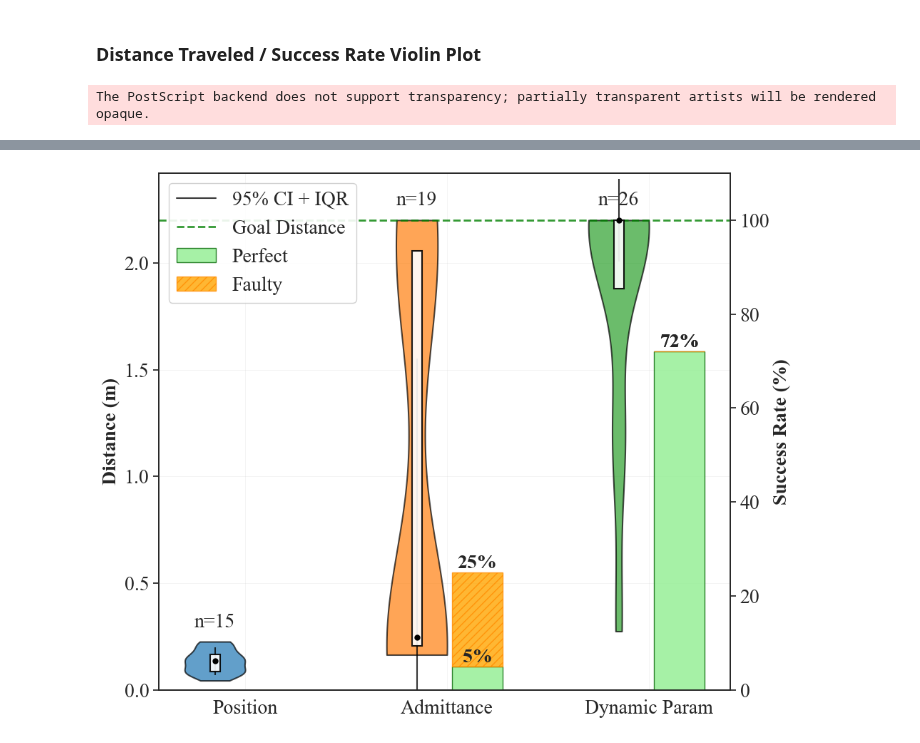
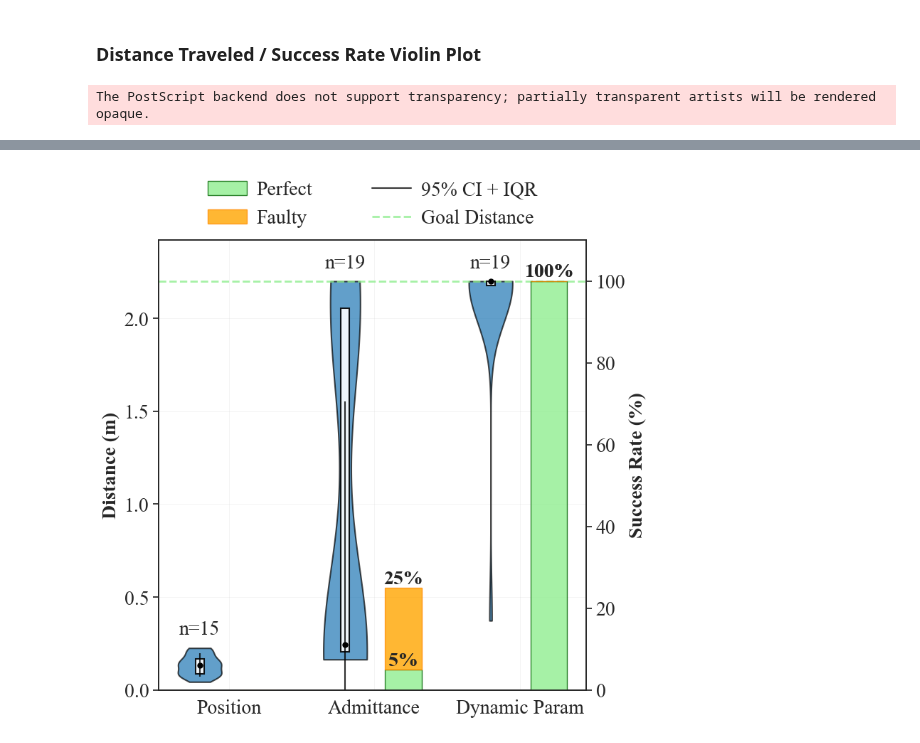
Before and after one commit to BCLab-UNM/MARIAM, a Jupyter notebook: analysis/vicon_experiments/distance_box_plot_generator.ipynb, the cells around one changed output, grey strips where cells are left out. Saved outputs shown, nothing was run; the diff lists cells and outputs as text; code cells hidden in the pictures.

Commit message:
remove bad trials (software bugs) from dataset

```diff
--- a/analysis/vicon_experiments/distance_box_plot_generator.ipynb
+++ b/analysis/vicon_experiments/distance_box_plot_generator.ipynb
@@ -322,7 +321,7 @@ A hard-coded array of success rates. Trial succes is categorized in the followin
 success_counts = {
     'p': { 'perfect': 0, 'faulty': 0, 'failed': 20 },
     'a': { 'perfect': 1, 'faulty': 4, 'failed': 15 },
-    'dp': { 'perfect': 18, 'faulty': 0, 'failed': 7 }
+    'dp': { 'perfect': 18, 'faulty': 0, 'failed': 0 }
 }
 
 # Calculate success rates using counts
@@ -634,6 +633,9 @@ def create_distance_violin_plot(distance_results, success_rates, fig_size=(18, 6
         font="Times New Roman"
     )
 
+    # Violin and bar x axis offset
+    bar_offset = 0.2
+
     # Prepare data for violin plot
     violin_data = []
     for controller_type in controller_types:
@@ -641,7 +643,7 @@ def create_distance_violin_plot(distance_results, success_rates, fig_size=(18, 6
         violin_data.append(subset['distance_traveled'].values)
 
     # Create violin plot on primary axis with custom bandwidth
-    violin_positions = [x - 0.15 for x in range(len(controller_types))]
+    violin_positions = [x - bar_offset for x in range(len(controller_types))]
     parts = ax1.violinplot(
         violin_data,
         positions=violin_positions,
@@ -652,11 +654,9 @@ def create_distance_violin_plot(distance_results, success_rates, fig_size=(18, 6
         bw_method=0.5  # Try different values: 0.1 (sharper), 0.5 (smoother)
     )
 
-    # Style violin bodies with typical violin plot colors
-    colors = ['#1f77b4', '#ff7f0e', '#2ca02c']  # Default matplotlib colors
+    # Style all violin bodies with the same blue color
     for i, pc in enumerate(parts['bodies']):
-        color = colors[i % len(colors)]
-        pc.set_facecolor(color)
+        pc.set_facecolor('#1f77b4')  # Blue color for all violins
         pc.set_edgecolor('black')
         pc.set_alpha(0.7)
         pc.set_linewidth(1.5)
@@ -694,12 +694,13 @@ def create_distance_violin_plot(distance_results, success_rates, fig_size=(18, 6
     conf_intervals_95 = np.array(conf_intervals_95)
 
     # Add statistical overlays to violin plots
-    box_width = 0.05  # Width of the IQR rectangle
+    box_width = 0.06  # Width of the IQR rectangle
 
     for i, pos in enumerate(violin_positions):
         # Draw 95% CI lines (extending from CI lower to CI upper)
-        ax1.vlines(pos, conf_intervals_95[i, 0], conf_intervals_95[i, 1],
-                   color='black', linestyle='-', lw=1.5, alpha=0.8)
+        ci_95_upper_capped = min(conf_intervals_95[i, 1], max_distance)
+        ax1.vlines(pos, conf_intervals_95[i, 0], ci_95_upper_capped,
+                   color='black', linestyle='-', lw=1.5, alpha=0.8, zorder=5)
 
         # Draw IQR rectangle (box from Q1 to Q3)
         rect_height = quartile3[i] - quartile1[i]
@@ -718,7 +719,7 @@ def create_distance_violin_plot(distance_results, success_rates, fig_size=(18, 6
              label='95% CI + IQR', alpha=0.8)
 
     # Add horizontal line at maximum distance
-    ax1.axhline(y=max_distance, color='green', linestyle='--', linewidth=2,
+    ax1.axhline(y=max_distance, color='lightgreen', linestyle='--', linewidth=2,
                label='Goal Distance', alpha=0.8)
 
     # Set up primary y-axis
@@ -754,7 +755,7 @@ def create_distance_violin_plot(distance_results, success_rates, fig_size=(18, 6
 
     # Offset bars to be next to violins (slightly to the right)
     bar_width = 0.25
-    bar_positions = [x + 0.15 for x in x_positions]
+    bar_positions = [x + bar_offset for x in x_positions]
 
     # Create stacked bars with different colors and patterns
     bars1 = ax2.bar(bar_positions, perfect_rates, bar_width,
@@ -762,7 +763,7 @@ def create_distance_violin_plot(distance_results, success_rates, fig_size=(18, 6
                    linewidth=1, alpha=0.8)
     bars2 = ax2.bar(bar_positions, faulty_rates, bar_width,
                    bottom=perfect_rates, label='Faulty', color='orange',
-                   edgecolor='darkorange', linewidth=1, alpha=0.8, hatch='///')
+                   edgecolor='darkorange', linewidth=1, alpha=0.8)
 
     # Add text labels above bars
     for i, (perfect_rate, faulty_rate) in enumerate(zip(perfect_rates, faulty_rates)):
@@ -801,19 +802,61 @@ def create_distance_violin_plot(distance_results, success_rates, fig_size=(18, 6
 
         # Place text slightly above the upper whisker
         y_min, y_max = ax1.get_ylim()
-        ax1.text(i - 0.15, upper_whisker + (y_max - y_min) * 0.02, f'n={n}',
+        ax1.text(i - bar_offset, upper_whisker + (y_max - y_min) * 0.02, f'n={n}',
                  ha='center', va='bottom', fontsize=fontsize, fontweight='normal')
 
-    # Create legend in top left
+    # Create legend above the plot with custom ordering
     # Combine legends from both axes
     lines1, labels1 = ax1.get_legend_handles_labels()
     lines2, labels2 = ax2.get_legend_handles_labels()
-    ax1.legend(lines1 + lines2, labels1 + labels2, loc='upper left',
-              fontsize=fontsize, framealpha=0.9)
+
+    # Organize legend items: Perfect & Faulty in first row, others in second row
+    # Reorder to group success rates together
+    all_lines = lines1 + lines2
+    all_labels = labels1 + labels2
+
+    # Find indices of Perfect and Faulty (they should be the last two items from ax2)
+    perfect_idx = None
+    faulty_idx = None
+    other_lines = []
+    other_labels = []
+
+    for i, label in enumerate(all_labels):
+        if label == 'Perfect':
+            perfect_idx = i
+        elif label == 'Faulty':
+            faulty_idx = i
+        else:
+            other_lines.append(all_lines[i])
+            other_labels.append(all_labels[i])
+
+    # Create ordered legend: [Perfect, Faulty, Others...]
+    ordered_lines = []
+    ordered_labels = []
+
+    if perfect_idx is not None and faulty_idx is not None:
+        ordered_lines = [all_lines[perfect_idx], all_lines[faulty_idx]] + other_lines
+        ordered_labels = ['Perfect', 'Faulty'] + other_labels
+    else:
+        ordered_lines = all_lines
+        ordered_labels = all_labels
+
+    # Create legend above the plot spanning full width
+    legend = ax1.legend(ordered_lines, ordered_labels,
+                       loc='upper center',           # Center horizontally
+                       bbox_to_anchor=(0.5, 1.15),  # Moved higher to avoid collision
+                       ncol=2,                      # 2 columns = 2 rows when items > 2
+                       fontsize=fontsize,
+                       framealpha=0.0,              # Transparent background
+                       frameon=False,               # No frame for cleaner look
+                       columnspacing=3.0,           # Space between columns
+                       handlelength=2.0,            # Length of legend markers
+                       handletextpad=0.5,           # Space between marker and text
+                       borderaxespad=0)             # No padding from axes border
 
     # Save as png and eps
-    plt.savefig(f"./figures/{dataset_name}/distance_violin_plot.png", dpi=300, bbox_inches='tight')
-    plt.savefig(f"./figures/{dataset_name}/distance_violin_plot.eps", bbox_inches='tight')
+    plt.savefig(f"./figures/{dataset_name}/distance_success_combined_plot.png", dpi=300, bbox_inches='tight')
+    plt.savefig(f"./figures/{dataset_name}/distance_success_combined_plot.eps", bbox_inches='tight')
 
     # Print violin plot statistics
     print("Violin plot statistics:")
@@ -846,7 +889,7 @@ def create_distance_violin_plot(distance_results, success_rates, fig_size=(18, 6
     plt.show()
 
 # Call the function (replace your original function call with this)
-create_distance_violin_plot(distance_results=distance_results, success_rates=success_rates, fig_size=(10, 8), fontsize=20)
+create_distance_violin_plot(distance_results=distance_results, success_rates=success_rates, fig_size=(8, 8), fontsize=20)
 # %% [output]
 The PostScript backend does not support transparency; partially transparent artists will be rendered opaque.
 Violin plot statistics:
@@ -869 +912 @@ Dynamic Param:
-[figure, old version]
+[figure, new version]
```
Also changed, not shown: parts of 8 cells of this notebook, 50 other files.
